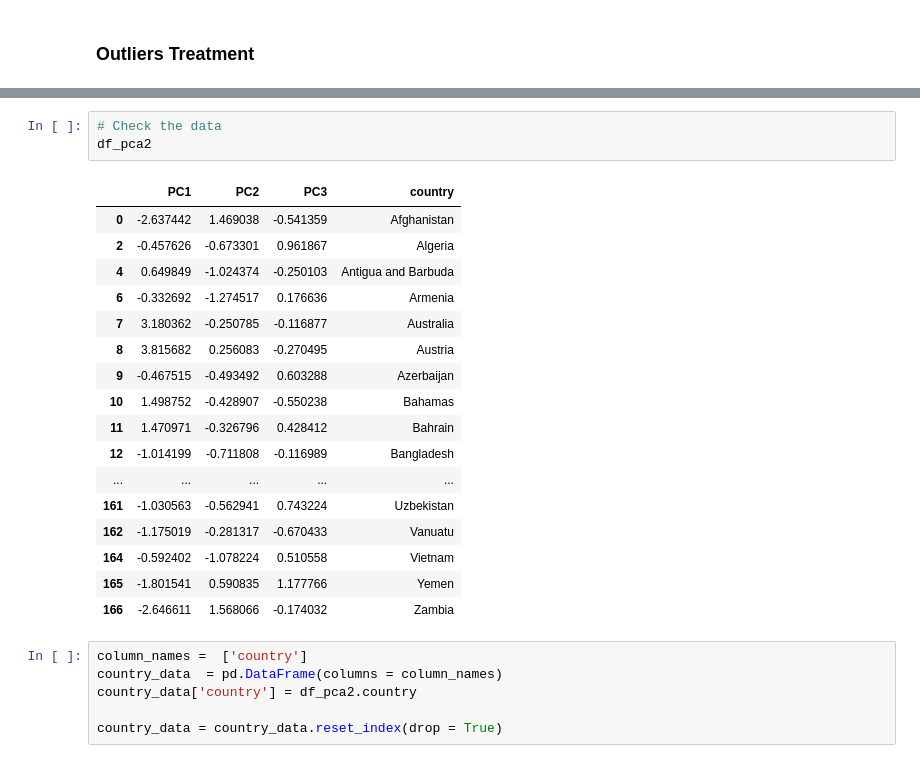
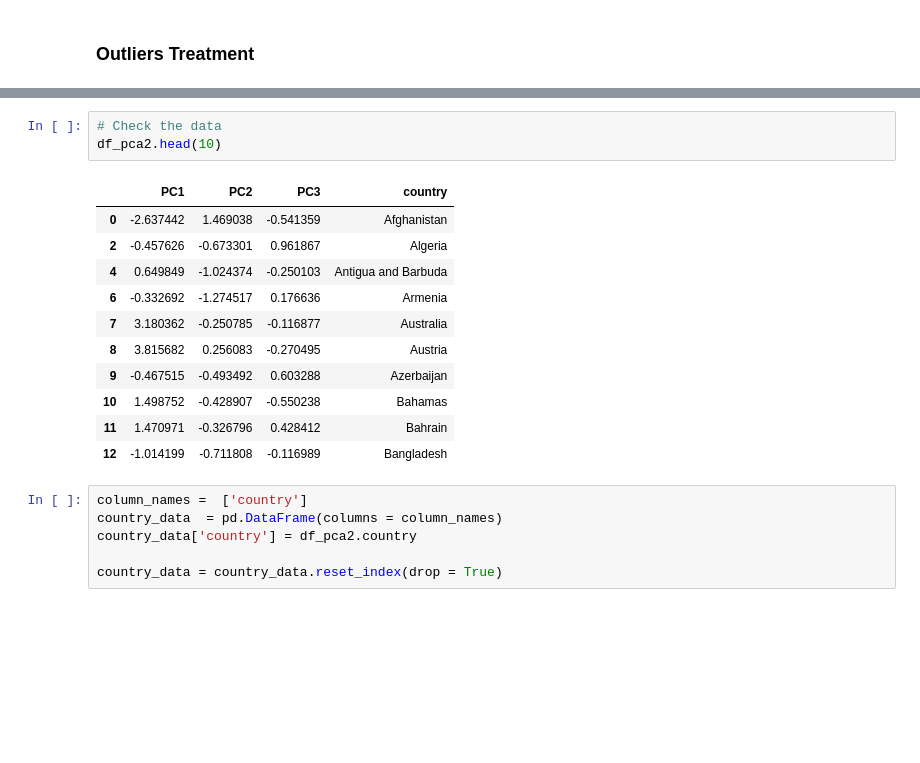
Before and after one commit to shubhamarora2325/Data_Science_ML, a Jupyter notebook: PCA_clustering_countries.ipynb, the cells around one changed output, grey strips where cells are left out. Cells and saved outputs as stored; diff of their text form; blank space fills up the shorter version.

```diff
--- a/PCA_clustering_countries.ipynb
+++ b/PCA_clustering_countries.ipynb
@@ -387,24 +388,18 @@ df_pca2 = df_pca2[(df_pca2.PC3 >= Q1) & (df_pca2.PC3 <= Q3 )]
 # %%
 # Check the data
-df_pca2
+df_pca2.head(10)
 # %% [output]
 |  | PC1 | PC2 | PC3 | country |
 | 0 | -2.637442 | 1.469038 | -0.541359 | Afghanistan |
 | 2 | -0.457626 | -0.673301 | 0.961867 | Algeria |
 | 4 | 0.649849 | -1.024374 | -0.250103 | Antigua and Barbuda |
 | 6 | -0.332692 | -1.274517 | 0.176636 | Armenia |
 | 7 | 3.180362 | -0.250785 | -0.116877 | Australia |
 | 8 | 3.815682 | 0.256083 | -0.270495 | Austria |
 | 9 | -0.467515 | -0.493492 | 0.603288 | Azerbaijan |
 | 10 | 1.498752 | -0.428907 | -0.550238 | Bahamas |
 | 11 | 1.470971 | -0.326796 | 0.428412 | Bahrain |
 | 12 | -1.014199 | -0.711808 | -0.116989 | Bangladesh |
-| ... | ... | ... | ... | ... |
-| 161 | -1.030563 | -0.562941 | 0.743224 | Uzbekistan |
-| 162 | -1.175019 | -0.281317 | -0.670433 | Vanuatu |
-| 164 | -0.592402 | -1.078224 | 0.510558 | Vietnam |
-| 165 | -1.801541 | 0.590835 | 1.177766 | Yemen |
-| 166 | -2.646611 | 1.568066 | -0.174032 | Zambia |
 # %%
 column_names =  ['country']
 country_data  = pd.DataFrame(columns = column_names)
```
Also changed, not shown: parts of 42 cells of this notebook.
